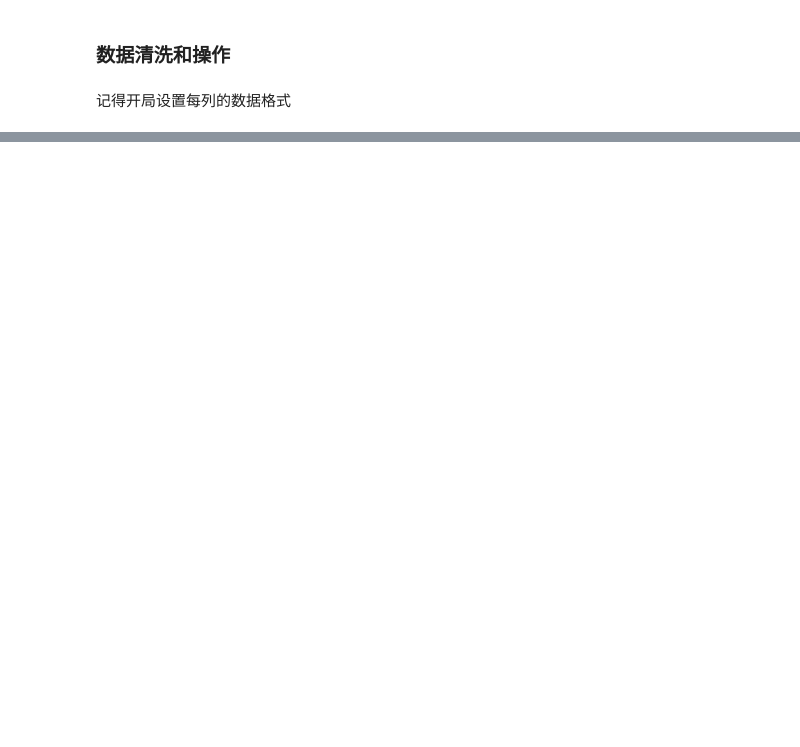
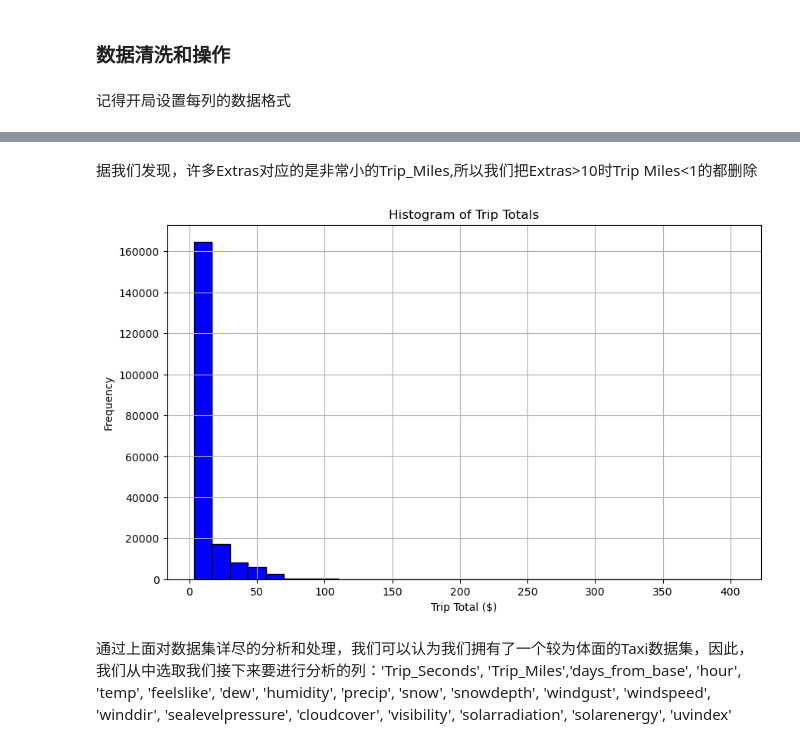
Before and after one commit to MengyuanHan1/CASA0006-Data-Science-for-Spatial-Systems, a Jupyter notebook: DSSS.ipynb, the cells around one changed output, grey strips where cells are left out. Cells and saved outputs as stored; diff of their text form; code cells hidden in the pictures; blank space fills up the shorter version.

```diff
--- a/DSSS.ipynb
+++ b/DSSS.ipynb
@@ -23,0 +390,6 @@ extras和tolls特别大的订单有几个是来自同几个taxi id，并且查
+# %%
+# 过滤掉'Trip_Total'小于3.25的行
+data = data[
+    (data['Trip_Total'] >= 3.25) &
+    ((data['Trip_Total'] / data['Trip_Miles']) >= 2)
+]
@@ -23,0 +419,3 @@ extras和tolls特别大的订单有几个是来自同几个taxi id，并且查
+# %%
+# 应用过滤条件：选择Trip_Total小于1000的行
+data = data[data['Trip_Total'] < 1000]
@@ -23,0 +447,20 @@ extras和tolls特别大的订单有几个是来自同几个taxi id，并且查
+# %% [markdown]
+据我们发现，许多Extras对应的是非常小的Trip_Miles,所以我们把Extras>10时Trip Miles<1的都删除
+# %%
+# 应用过滤条件：删除Extras > 10且Trip Miles < 1的行
+data = data[~((data['Extras'] > 10) & (data['Trip_Miles'] < 1))]
+# %%
+# 绘制直方图来观察'Trip_Total'列
+plt.figure(figsize=(10, 6))  # 设置图形大小
+plt.hist(data['Trip_Total'], bins=30, color='blue', edgecolor='black')  # 设置bins数量和颜色
+plt.title('Histogram of Trip Totals')  # 设置图形标题
+plt.xlabel('Trip Total ($)')
+plt.ylabel('Frequency')
+plt.grid(True)  # 添加网格线
+
+# 显示图表
+plt.show()
+# %% [output]
+[figure, added]
+# %% [markdown]
+通过上面对数据集详尽的分析和处理，我们可以认为我们拥有了一个较为体面的Taxi数据集，因此，我们从中选取我们接下来要进行分析的列：'Trip_Seconds', 'Trip_Miles','days_from_base', 'hour', 'temp', 'feelslike', 'dew', 'humidity', 'precip', 'snow', 'snowdepth', 'windgust', 'windspeed', 'winddir', 'sealevelpressure', 'cloudcover', 'visibility', 'solarradiation', 'solarenergy', 'uvindex'
```
Also changed, not shown: parts of 51 cells of this notebook.
